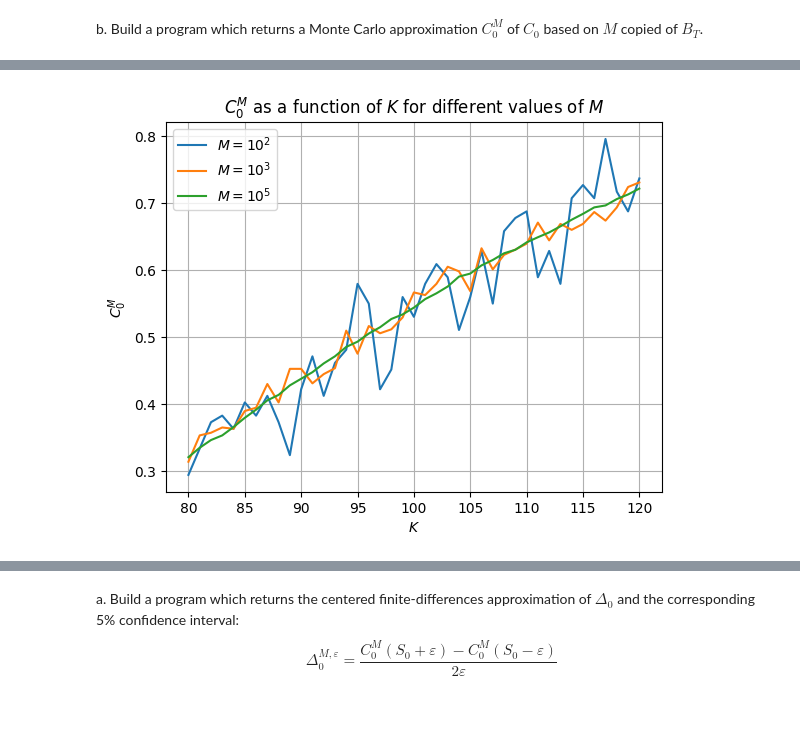
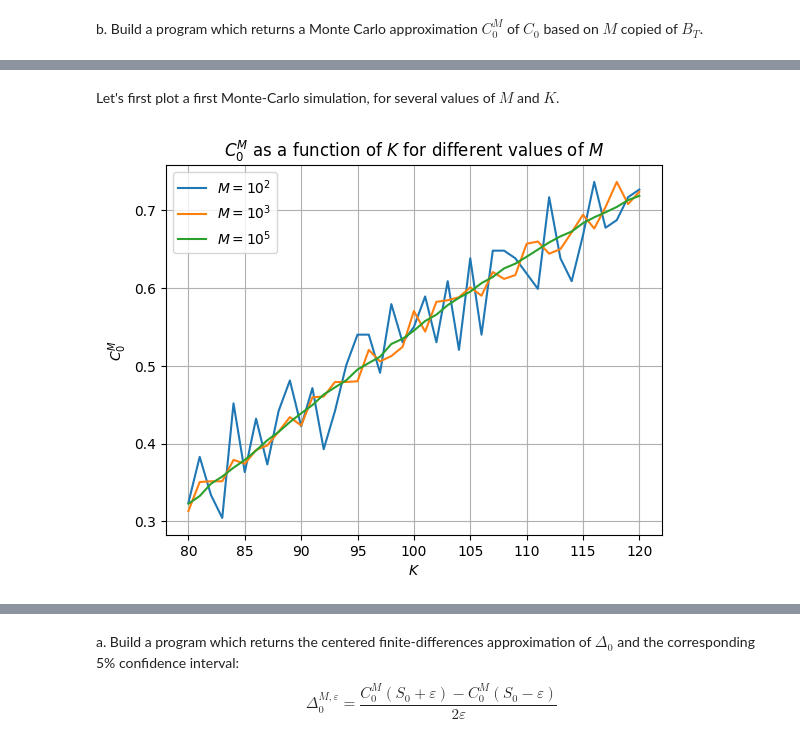
Before and after one commit to lucas-levy/stochastic-calculus, a Jupyter notebook: cps3-MonteCarlo/cps3_1_levy.ipynb, the cells around one changed output, grey strips where cells are left out. Saved outputs shown, nothing was run; the diff lists cells and outputs as text; code cells hidden in the pictures; blank space fills up the shorter version.

```diff
--- a/cps3-MonteCarlo/cps3_1_levy.ipynb
+++ b/cps3-MonteCarlo/cps3_1_levy.ipynb
@@ -5,3 +6,9 @@ from scipy.stats import norm
+# %%
+R = 0.02
+SIGMA = 0.4
+S_0 = 100
+T = 0.9
+K = np.arange(80, 121)
 # %% [markdown]
 ## Monte-Carlo simulation of the Greeks
 # %% [markdown]
@@ -55,7 +85,9 @@ This expected value can be approximated with a Monte Carlo method
 def CM_0(r, sigma, S_0, T, K, M):
     """Returns C_0^M a Monte Carlo approximation of C_0 based on M copies of B_T"""
 
-    B_T = norm.rvs(size=M, loc=0, scale=np.sqrt(T))
+    # We first simulate B_T, which follows a normal distribution, M times
+    B_T = norm.rvs(size=int(M), loc=0, scale=np.sqrt(T))
+    # Then we compute S_T from B_T
     S_T = S_0 * np.exp((r-sigma**2/2)*T + sigma*B_T)
 
     return np.exp(-r*T) * np.mean(S_T <= K)
@@ -81,12 +96,14 @@ plt.show()
+# %% [markdown]
+Let's first plot a first Monte-Carlo simulation, for several values of $M$ and $K$.
 # %%
-plt.plot(K, [CM_0(r, sigma, S_0, T, k, M=100) for k in K], label="$M=10^2$")
-plt.plot(K, [CM_0(r, sigma, S_0, T, k, M=1000) for k in K], label="$M=10^3$")
-plt.plot(K, [CM_0(r, sigma, S_0, T, k, M=100000) for k in K], label="$M=10^5$")
+plt.plot(K, [CM_0(R, SIGMA, S_0, T, k, M=100) for k in K], label="$M=10^2$")
+plt.plot(K, [CM_0(R, SIGMA, S_0, T, k, M=1000) for k in K], label="$M=10^3$")
+plt.plot(K, [CM_0(R, SIGMA, S_0, T, k, M=100000) for k in K], label="$M=10^5$")
 plt.xlabel("$K$")
 plt.ylabel("$C^M_0$")
 plt.title("$C^M_0$ as a function of $K$ for different values of $M$")
 plt.legend()
 plt.grid()
 plt.show()
 # %% [output]
-[figure, old version]
+[figure, new version]
```
Also changed, not shown: parts of 27 cells of this notebook, 2 other files.
